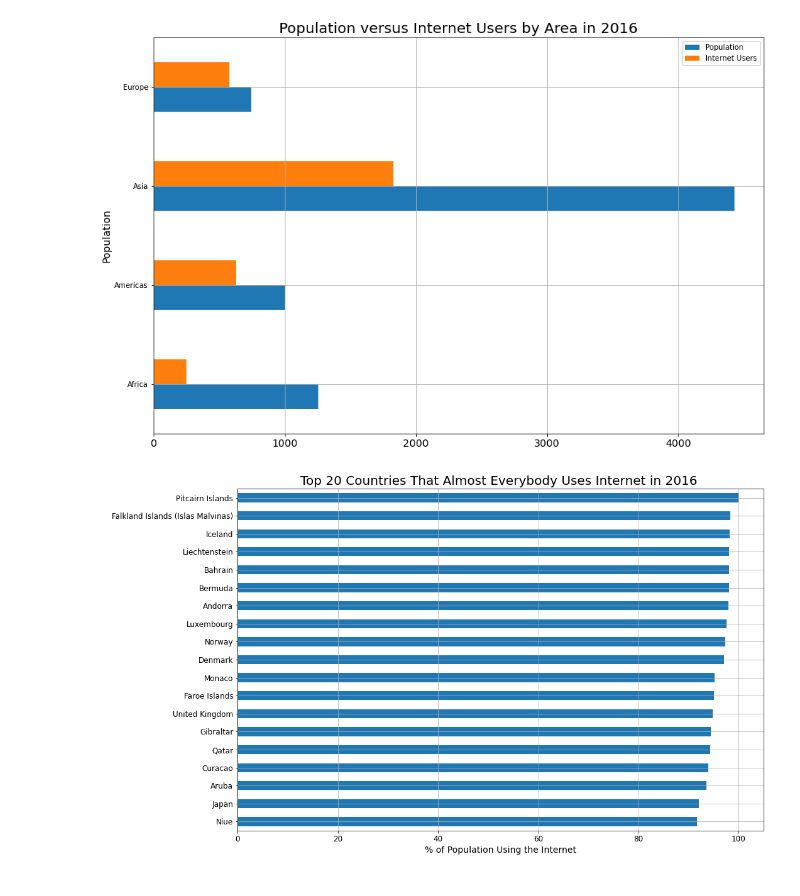
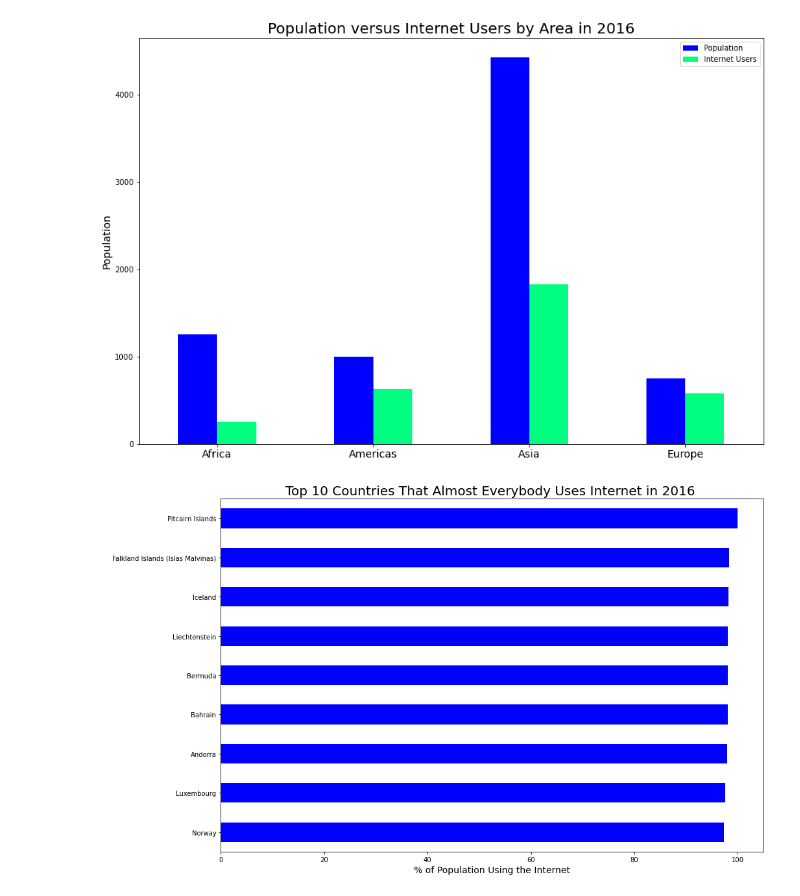
Before and after one commit to JoshuaFarmerATX/butterfly_effects_project, a Jupyter notebook: Butterfly_Effect_Final.ipynb, the cells around one changed output. Saved outputs shown, nothing was run; the diff lists cells and outputs as text; code cells hidden in the pictures.

```diff
--- a/Butterfly_Effect_Final.ipynb
+++ b/Butterfly_Effect_Final.ipynb
@@ -17,5 +18,4 @@ import warnings
 # %%
-#This is where we merge the data together. The script for merging the files is located in the data_import file.
 rest_df = data_import.get_rest_countries()
 cia_df = data_import.get_cia_data()
 merged_data = pd.merge(rest_df, cia_df, how="inner", on="ISO3")
@@ -32,7 +32,6 @@ merged_data = merged_data[
         "internet_users",
         "internet_%_of_population",
         "median_age",
-        "gdp_purchasing_power_parity",
         "education_expenditures",
     ]
 ]
@@ -119,38 +121,37 @@ per_sub_area = per_sub_area.drop("Oceania")
 
 per_sub_area = round(per_sub_area / 1000000, 2)
 # plot
-plot_2 = per_sub_area.plot(kind="barh", figsize=(15, 10))
+plot_2 = per_sub_area.plot(kind="bar", colormap="winter", figsize=(15, 10))
 plt.title("Population versus Internet Users by Area in 2016", fontsize=20)
 plt.ylabel("Population", fontsize=14)
 plt.xlabel("")
 plt.legend(["Population", "Internet Users"])
 plt.xticks(rotation=0, fontsize=14)
-plt.grid()
+
 plt.show()
 # %% [output]
-[figure, old version]
+[figure, new version]
 # %%
 # What countries have almost 100% of their population using the Internet?
 top_perc_internet_population = (
     merged_data[["country_y", "internet_%_of_population"]]
     .sort_values(by=["internet_%_of_population"], ascending=False)
-    .head(20)
+    .head(10)
     .sort_values(by=["internet_%_of_population"], ascending=True)
     .set_index("country_y")
 )
 
 top_perc_internet_population = top_perc_internet_population.drop("Antarctica")
 
 top_perc_internet_population.plot(
-    kind="barh", legend=False, figsize=(15, 10), fontsize=12
+    kind="barh", legend=False, colormap="winter", figsize=(15, 10)
 )
-plt.title("Top 20 Countries That Almost Everybody Uses Internet in 2016 ", fontsize=20)
+plt.title("Top 10 Countries That Almost Everybody Uses Internet in 2016 ", fontsize=20)
 plt.xlabel("% of Population Using the Internet", fontsize=14)
 plt.ylabel(" ", fontsize=14)
-plt.grid()
 plt.show()
 # %% [output]
-[figure, old version]
+[figure, new version]
 # %%
 pop_low = merged_data["population"].quantile(0.1)
 pop_hi = merged_data["population"].quantile(0.9)
```
Also changed, not shown: parts of 11 cells of this notebook.
